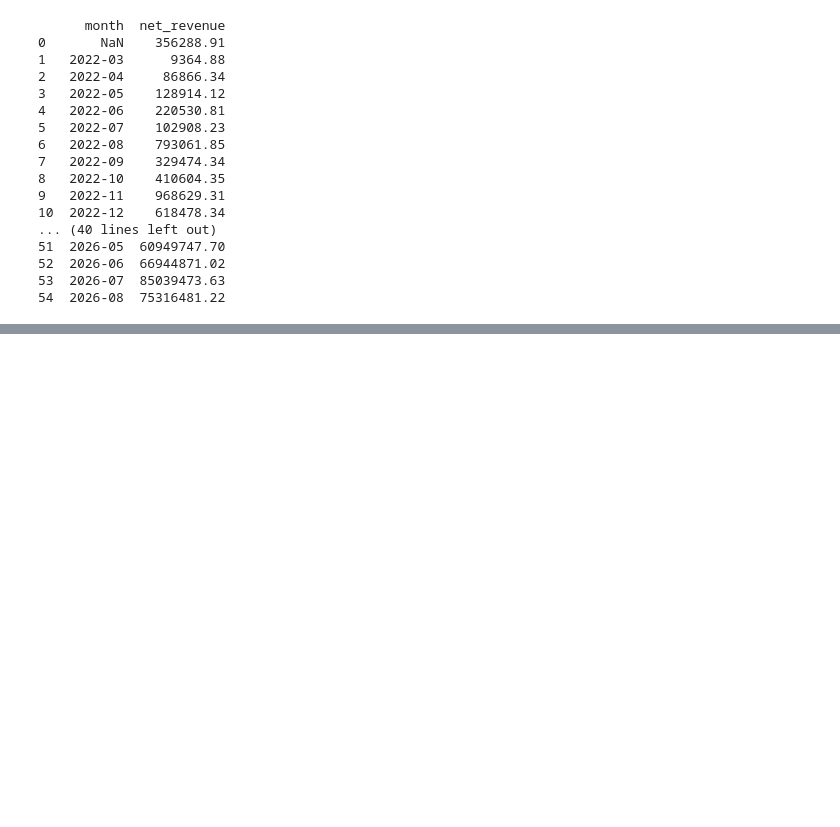
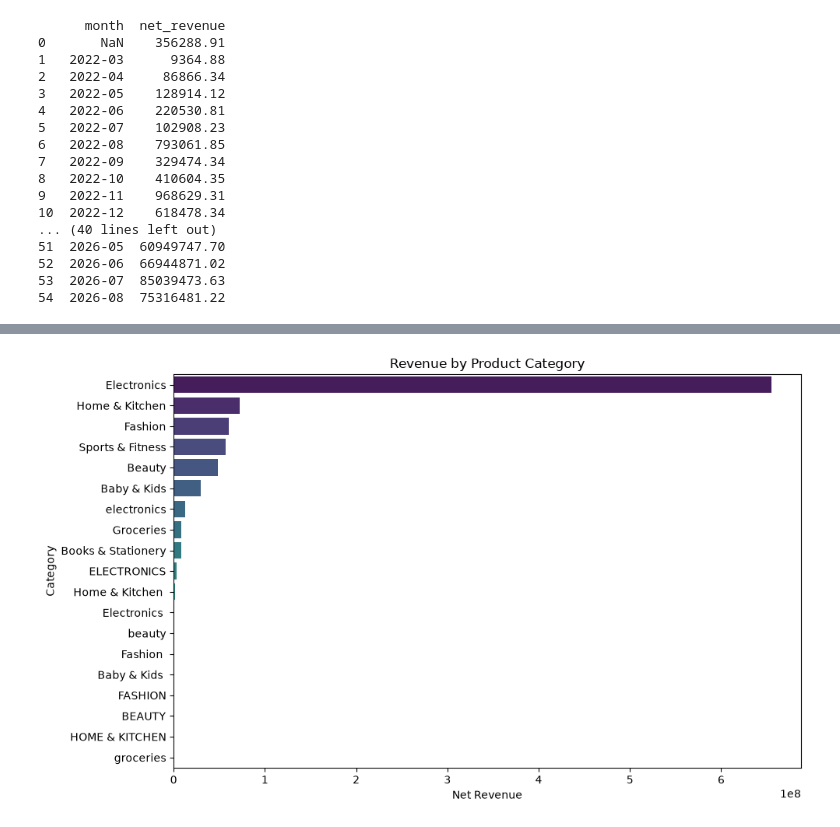
Before and after one commit to arqamowais/Hackathon-DSAI-Batch-1, a Jupyter notebook: Final_Hackathon.ipynb, the cells around one changed output, grey strips where cells are left out. Drawn from its saved outputs; the diff is of its cells as text; code cells hidden in the pictures; blank space fills up the shorter version.

```diff
--- a/Final_Hackathon.ipynb
+++ b/Final_Hackathon.ipynb
@@ -651,0 +728,37 @@ print(result)
+# %%
+category_revenue = run_query("""
+    SELECT
+        p.category,
+        ROUND(
+            SUM(
+                (o.quantity * o.unit_price)
+                - COALESCE(o.discount, 0)
+            ),
+            2
+        ) AS net_revenue
+    FROM orders AS o
+    JOIN products AS p
+        ON o.product_id = p.product_id
+    WHERE o.returned = 0
+    GROUP BY p.category
+    ORDER BY net_revenue DESC
+""")
+
+plt.figure(figsize=(10, 6))
+
+sns.barplot(
+    data=category_revenue,
+    x="net_revenue",
+    y="category",
+    hue="category",
+    palette="viridis",
+    legend=False
+)
+
+plt.title("Revenue by Product Category")
+plt.xlabel("Net Revenue")
+plt.ylabel("Category")
+plt.tight_layout()
+plt.show()
+# %% [output]
+[figure, added]
```
Also changed, not shown: parts of 8 cells of this notebook.
